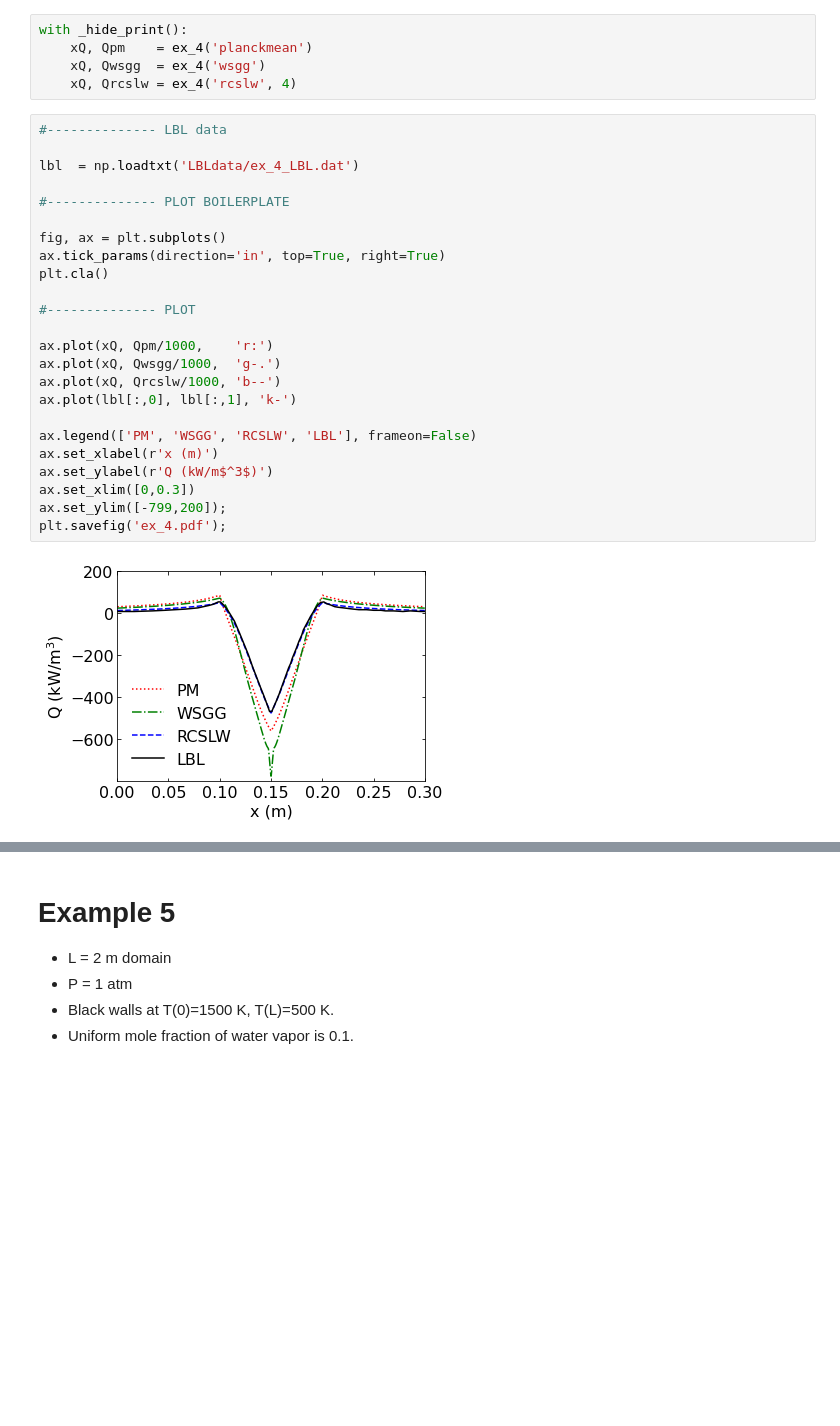
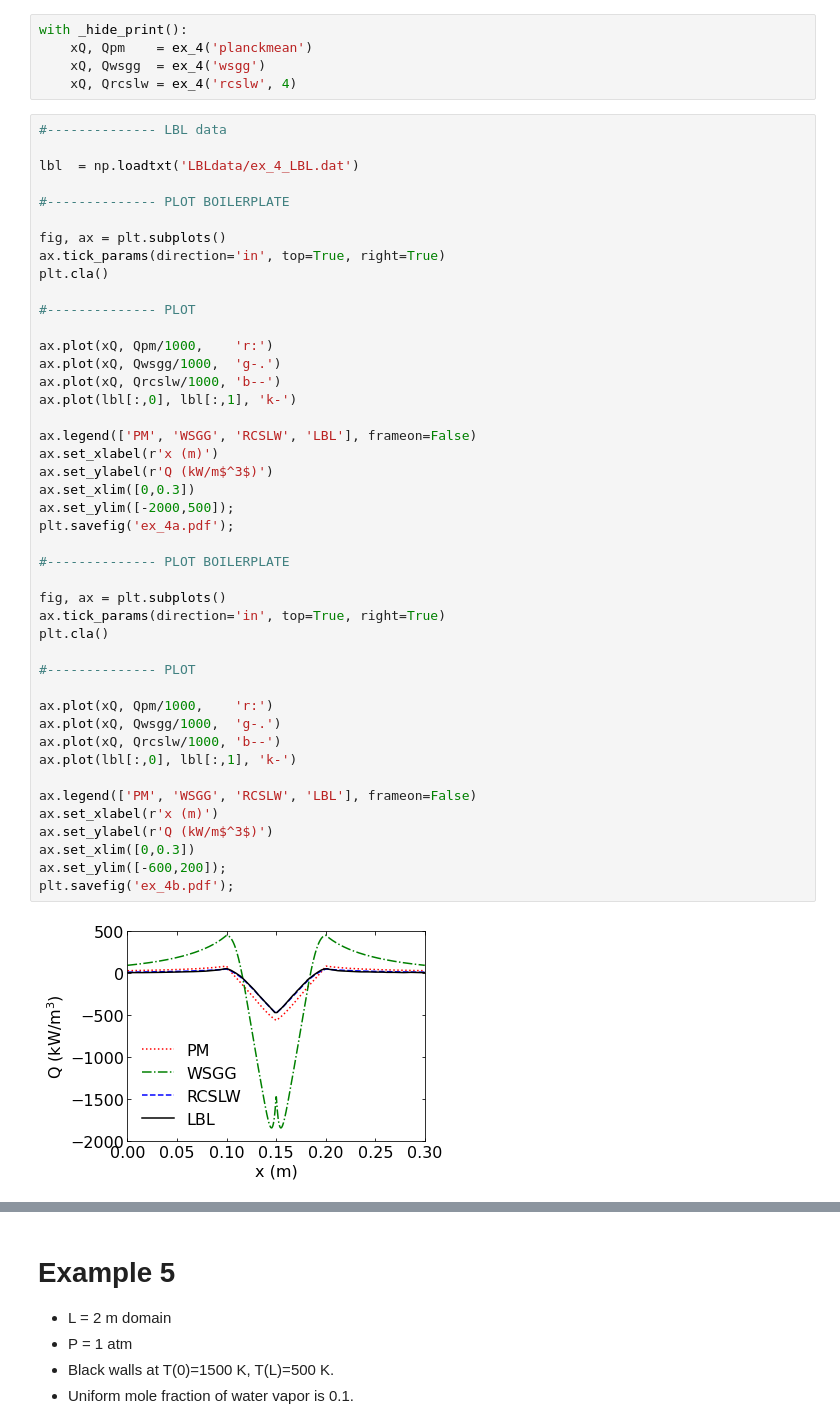
Before and after one commit to BYUignite/radlib, a Jupyter notebook: examples/python/run_and_plot_examples.ipynb, the cells around one changed output, grey strips where cells are left out. Saved outputs shown, nothing was run; the diff lists cells and outputs as text; blank space fills up the shorter version.

```diff
--- a/examples/python/run_and_plot_examples.ipynb
+++ b/examples/python/run_and_plot_examples.ipynb
@@ -264,26 +242,46 @@ with _hide_print():
 # %%
 #-------------- LBL data
 
 lbl  = np.loadtxt('LBLdata/ex_4_LBL.dat')
 
 #-------------- PLOT BOILERPLATE
 
 fig, ax = plt.subplots()
 ax.tick_params(direction='in', top=True, right=True)
 plt.cla()
 
 #-------------- PLOT
 
 ax.plot(xQ, Qpm/1000,    'r:')
 ax.plot(xQ, Qwsgg/1000,  'g-.')
 ax.plot(xQ, Qrcslw/1000, 'b--')
 ax.plot(lbl[:,0], lbl[:,1], 'k-')
 
 ax.legend(['PM', 'WSGG', 'RCSLW', 'LBL'], frameon=False)
 ax.set_xlabel(r'x (m)')
 ax.set_ylabel(r'Q (kW/m$^3$)')
 ax.set_xlim([0,0.3])
-ax.set_ylim([-799,200]);
-plt.savefig('ex_4.pdf');
+ax.set_ylim([-2000,500]);
+plt.savefig('ex_4a.pdf');
+
+#-------------- PLOT BOILERPLATE
+
+fig, ax = plt.subplots()
+ax.tick_params(direction='in', top=True, right=True)
+plt.cla()
+
+#-------------- PLOT
+
+ax.plot(xQ, Qpm/1000,    'r:')
+ax.plot(xQ, Qwsgg/1000,  'g-.')
+ax.plot(xQ, Qrcslw/1000, 'b--')
+ax.plot(lbl[:,0], lbl[:,1], 'k-')
+
+ax.legend(['PM', 'WSGG', 'RCSLW', 'LBL'], frameon=False)
+ax.set_xlabel(r'x (m)')
+ax.set_ylabel(r'Q (kW/m$^3$)')
+ax.set_xlim([0,0.3])
+ax.set_ylim([-600,200]);
+plt.savefig('ex_4b.pdf');
 # %% [output]
-[figure, old version]
+[figure, new version]
```
Also changed, not shown: parts of 5 cells of this notebook, 1 other file.
